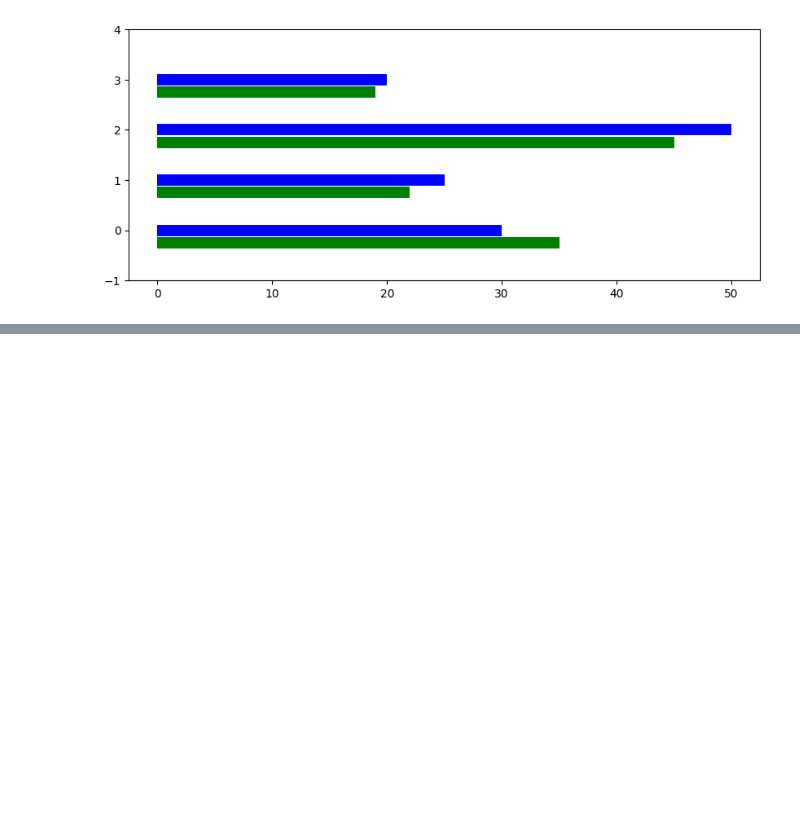
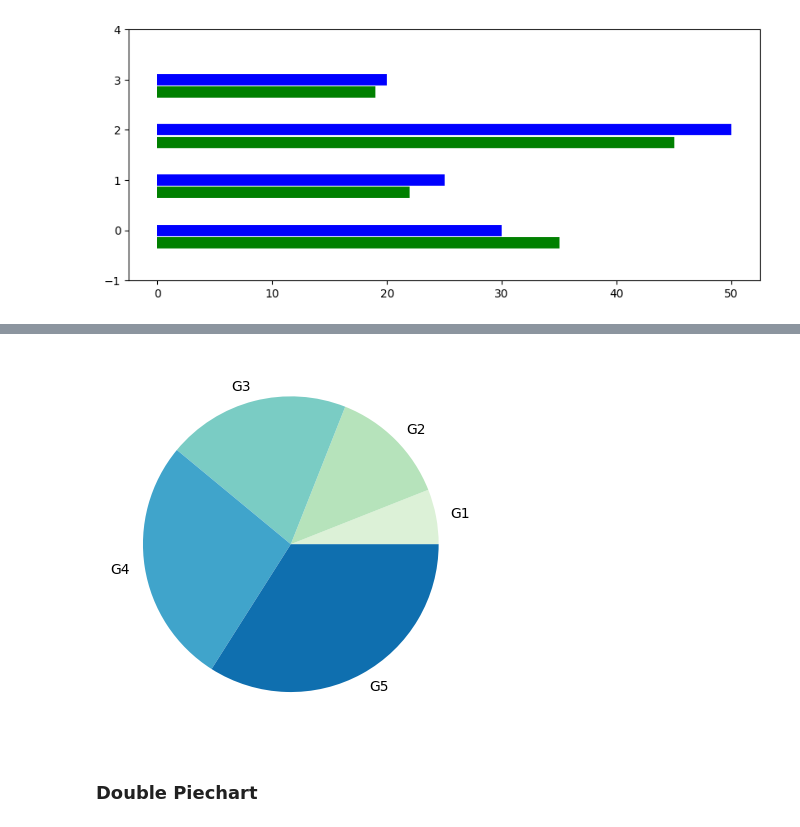
Before and after one commit to kazmierczakP/DataScienceNotebooks, a Jupyter notebook: Visualization.ipynb, the cells around one changed output, grey strips where cells are left out. Cells and saved outputs as stored; diff of their text form; code cells hidden in the pictures; blank space fills up the shorter version.

```diff
--- a/Visualization.ipynb
+++ b/Visualization.ipynb
@@ -864,0 +922,6 @@ plt.yticks(range(-1,5));
+# %%
+plt.pie(X,labels=labels,colors=plt.get_cmap('GnBu')(np.linspace(0.15, 0.85, 5)));
+# %% [output]
+[figure, added]
+# %% [markdown]
+### Double Piechart
```
Also changed, not shown: parts of 19 cells of this notebook.
